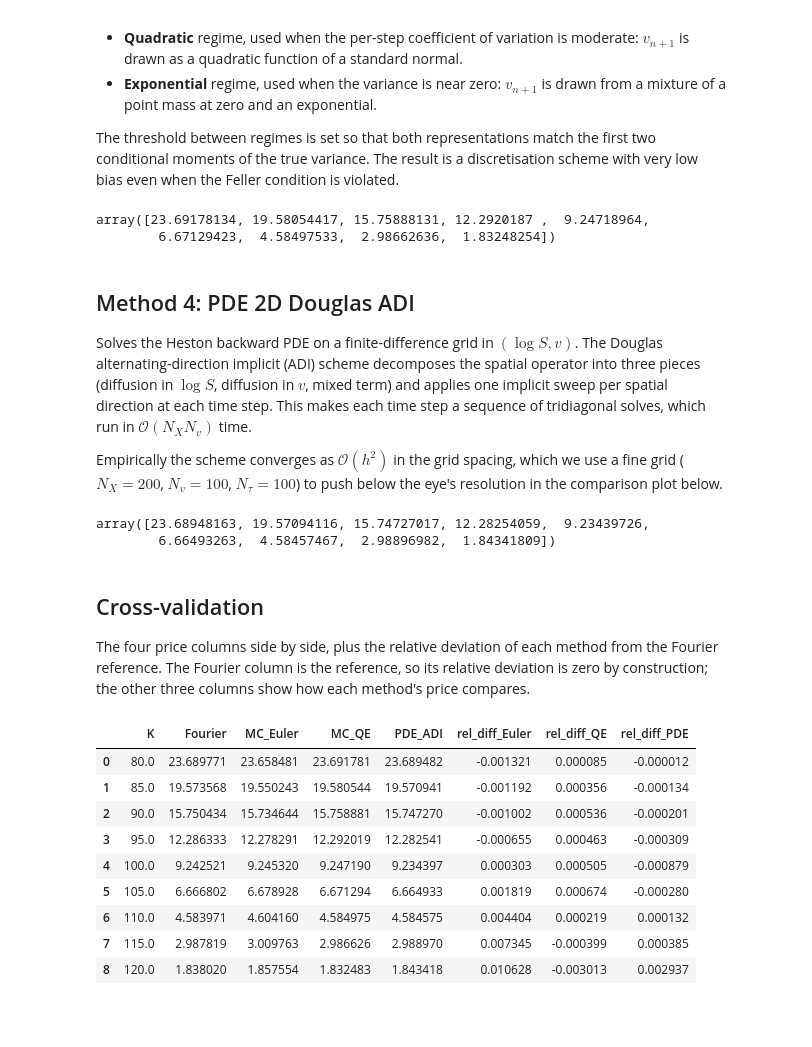
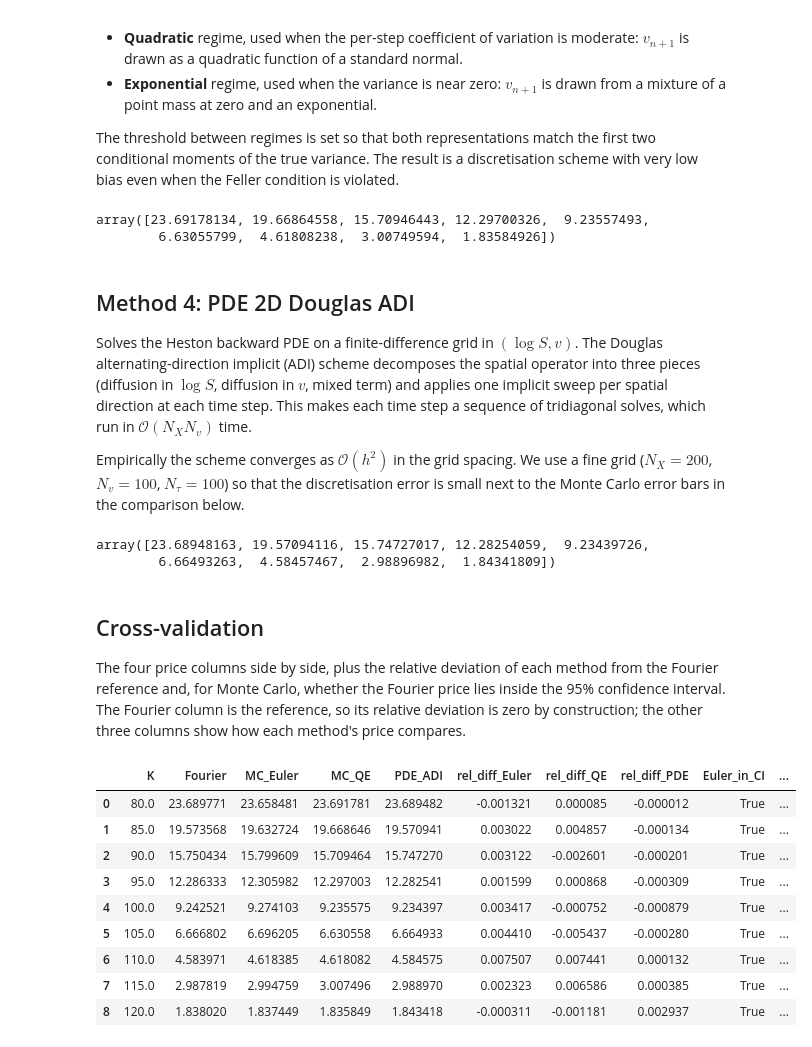
Before and after one commit to indexxxxbraker/quant-finance-portfolio, a Jupyter notebook: notebooks/01_heston_cross_validation.ipynb, the cells around one changed output. Cells and saved outputs as stored; diff of their text form; code cells hidden in the pictures; blank space fills up the shorter version.

```diff
--- a/notebooks/01_heston_cross_validation.ipynb
+++ b/notebooks/01_heston_cross_validation.ipynb
@@ -83,7 +83,7 @@ hw_euler     = np.empty(len(strikes))
 for i, K in enumerate(strikes):
     result = mc_european_call_heston(
         S0, K, v0, r, kappa, theta, sigma, rho, T,
-        n_steps_mc, n_paths_mc, seed=42)
+        n_steps_mc, n_paths_mc, seed=42 + i)  # independent seed per strike
     prices_euler[i] = result.estimate
     hw_euler[i]     = result.half_width
 
@@ -111,14 +111,14 @@ hw_qe     = np.empty(len(strikes))
 for i, K in enumerate(strikes):
     result = mc_european_call_heston_qe(
         S0, K, v0, r, kappa, theta, sigma, rho, T,
-        n_steps_mc, n_paths_mc, seed=42)
+        n_steps_mc, n_paths_mc, seed=42 + i)  # independent seed per strike
     prices_qe[i] = result.estimate
     hw_qe[i]     = result.half_width
 
 prices_qe
 # %% [output]
-array([23.69178134, 19.58054417, 15.75888131, 12.2920187 ,  9.24718964,
-        6.67129423,  4.58497533,  2.98662636,  1.83248254])
+array([23.69178134, 19.66864558, 15.70946443, 12.29700326,  9.23557493,
+        6.63055799,  4.61808238,  3.00749594,  1.83584926])
 # %% [markdown]
 ## Method 4: PDE 2D Douglas ADI
 
@@ -128,9 +128,9 @@ alternating-direction implicit (ADI) scheme decomposes the spatial operator into
 spatial direction at each time step. This makes each time step a sequence of tridiagonal
 solves, which run in $\mathcal{O}(N_X N_v)$ time.
 
-Empirically the scheme converges as $\mathcal{O}(h^2)$ in the grid spacing, which we use a
-fine grid ($N_X = 200$, $N_v = 100$, $N_\tau = 100$) to push below the eye's resolution in
-the comparison plot below.
+Empirically the scheme converges as $\mathcal{O}(h^2)$ in the grid spacing. We use a fine grid
+($N_X = 200$, $N_v = 100$, $N_\tau = 100$) so that the discretisation error is small next to
+the Monte Carlo error bars in the comparison below.
 # %%
 prices_pde = np.array([
     heston_call_pde(S0, K, T, kappa, theta, sigma, rho, v0, r,
@@ -145,31 +145,34 @@ array([23.68948163, 19.57094116, 15.74727017, 12.28254059,  9.23439726,
 ## Cross-validation
 
 The four price columns side by side, plus the relative deviation of each method from the
-Fourier reference. The Fourier column is the reference, so its relative deviation is zero
+Fourier reference and, for Monte Carlo, whether the Fourier price lies inside the 95% confidence
+interval. The Fourier column is the reference, so its relative deviation is zero
 by construction; the other three columns show how each method's price compares.
 # %%
 df = pd.DataFrame({
     "K"       : strikes,
     "Fourier" : prices_fourier,
     "MC_Euler": prices_euler,
     "MC_QE"   : prices_qe,
     "PDE_ADI" : prices_pde,
 })
 df["rel_diff_Euler"] = (df["MC_Euler"] - df["Fourier"]) / df["Fourier"]
 df["rel_diff_QE"]    = (df["MC_QE"]    - df["Fourier"]) / df["Fourier"]
 df["rel_diff_PDE"]   = (df["PDE_ADI"]  - df["Fourier"]) / df["Fourier"]
+df["Euler_in_CI"]    = (df["MC_Euler"] - df["Fourier"]).abs() <= hw_euler
+df["QE_in_CI"]       = (df["MC_QE"]    - df["Fourier"]).abs() <= hw_qe
 df.round(6)
 # %% [output]
-|  | K | Fourier | MC_Euler | MC_QE | PDE_ADI | rel_diff_Euler | rel_diff_QE | rel_diff_PDE |
-| 0 | 80.0 | 23.689771 | 23.658481 | 23.691781 | 23.689482 | -0.001321 | 0.000085 | -0.000012 |
-| 1 | 85.0 | 19.573568 | 19.550243 | 19.580544 | 19.570941 | -0.001192 | 0.000356 | -0.000134 |
-| 2 | 90.0 | 15.750434 | 15.734644 | 15.758881 | 15.747270 | -0.001002 | 0.000536 | -0.000201 |
-| 3 | 95.0 | 12.286333 | 12.278291 | 12.292019 | 12.282541 | -0.000655 | 0.000463 | -0.000309 |
-| 4 | 100.0 | 9.242521 | 9.245320 | 9.247190 | 9.234397 | 0.000303 | 0.000505 | -0.000879 |
-| 5 | 105.0 | 6.666802 | 6.678928 | 6.671294 | 6.664933 | 0.001819 | 0.000674 | -0.000280 |
-| 6 | 110.0 | 4.583971 | 4.604160 | 4.584975 | 4.584575 | 0.004404 | 0.000219 | 0.000132 |
-| 7 | 115.0 | 2.987819 | 3.009763 | 2.986626 | 2.988970 | 0.007345 | -0.000399 | 0.000385 |
-| 8 | 120.0 | 1.838020 | 1.857554 | 1.832483 | 1.843418 | 0.010628 | -0.003013 | 0.002937 |
+|  | K | Fourier | MC_Euler | MC_QE | PDE_ADI | rel_diff_Euler | rel_diff_QE | rel_diff_PDE | Euler_in_CI | ... |
+| 0 | 80.0 | 23.689771 | 23.658481 | 23.691781 | 23.689482 | -0.001321 | 0.000085 | -0.000012 | True | ... |
+| 1 | 85.0 | 19.573568 | 19.632724 | 19.668646 | 19.570941 | 0.003022 | 0.004857 | -0.000134 | True | ... |
+| 2 | 90.0 | 15.750434 | 15.799609 | 15.709464 | 15.747270 | 0.003122 | -0.002601 | -0.000201 | True | ... |
+| 3 | 95.0 | 12.286333 | 12.305982 | 12.297003 | 12.282541 | 0.001599 | 0.000868 | -0.000309 | True | ... |
+| 4 | 100.0 | 9.242521 | 9.274103 | 9.235575 | 9.234397 | 0.003417 | -0.000752 | -0.000879 | True | ... |
+| 5 | 105.0 | 6.666802 | 6.696205 | 6.630558 | 6.664933 | 0.004410 | -0.005437 | -0.000280 | True | ... |
+| 6 | 110.0 | 4.583971 | 4.618385 | 4.618082 | 4.584575 | 0.007507 | 0.007441 | 0.000132 | True | ... |
+| 7 | 115.0 | 2.987819 | 2.994759 | 3.007496 | 2.988970 | 0.002323 | 0.006586 | 0.000385 | True | ... |
+| 8 | 120.0 | 1.838020 | 1.837449 | 1.835849 | 1.843418 | -0.000311 | -0.001181 | 0.002937 | True | ... |
 # %%
 fig, ax = plt.subplots(figsize=(10, 6))
 
```
Also changed, not shown: parts of 4 cells of this notebook, 3 other files.
